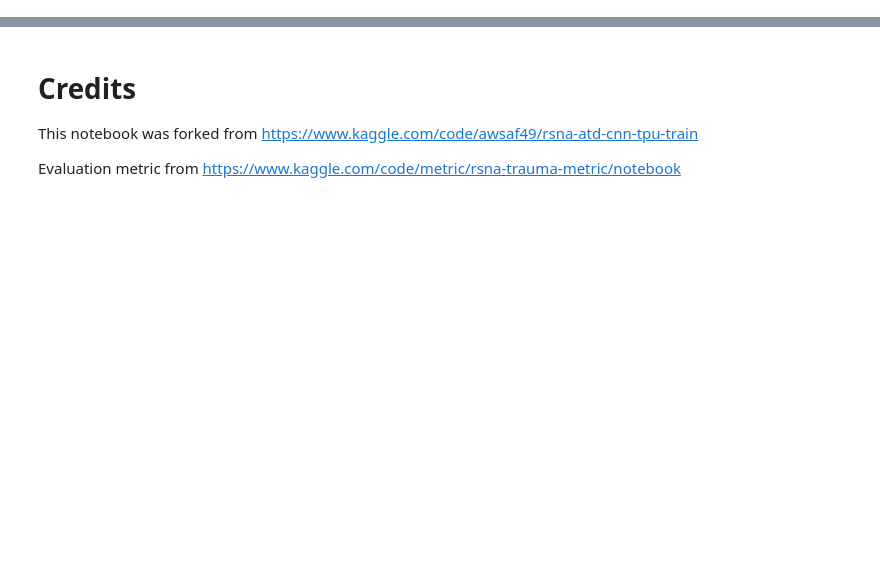
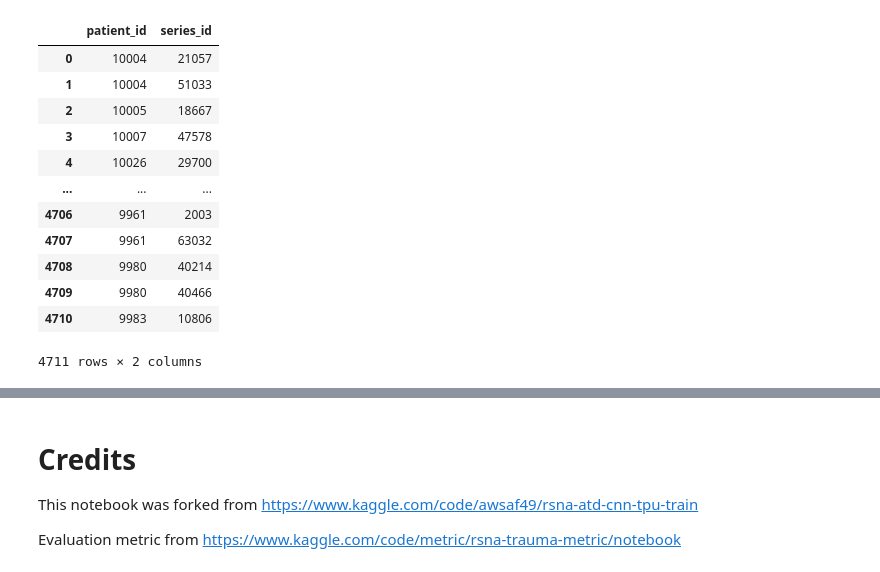
Before and after one commit to JohnyCoder238/RSNA_competition, a Jupyter notebook: rsna-make-tfrec.ipynb, the cells around one changed output, grey strips where cells are left out. Cells and saved outputs as stored; diff of their text form; code cells hidden in the pictures; blank space fills up the shorter version.

```diff
--- a/rsna-make-tfrec.ipynb
+++ b/rsna-make-tfrec.ipynb
@@ -17,3 +24,26 @@ TARGET_COLS  = [
         "liver_healthy", "liver_low", "liver_high",
         "spleen_healthy", "spleen_low", "spleen_high",
     ]
+# %%
+# Getting dataframe linking series_id of segmented scans with respective patient_id
+mask_ser = [x[:-4] for x in os.listdir("/kaggle/input/rsna-2023-abdominal-trauma-detection/segmentations")]
+masks_img = pd.read_csv('/kaggle/input/rsna-2023-abdominal-trauma-detection/train_series_meta.csv')
+masks_img['series_id'] = masks_img['series_id'].astype(str)
+masks_img['patient_id'] = masks_img['patient_id'].astype(str)
+#masks_red = masks_img[masks_img['series_id'].isin(masks)]
+masks_red = masks_img.drop(['aortic_hu', 'incomplete_organ'], axis = 1)
+display(masks_red) # there are in total 206 segmented images
+# %% [output]
+|  | patient_id | series_id |
+| 0 | 10004 | 21057 |
+| 1 | 10004 | 51033 |
+| 2 | 10005 | 18667 |
+| 3 | 10007 | 47578 |
+| 4 | 10026 | 29700 |
+| ... | ... | ... |
+| 4706 | 9961 | 2003 |
+| 4707 | 9961 | 63032 |
+| 4708 | 9980 | 40214 |
+| 4709 | 9980 | 40466 |
+| 4710 | 9983 | 10806 |
+4711 rows × 2 columns
```
Also changed, not shown: parts of 7 cells of this notebook.
